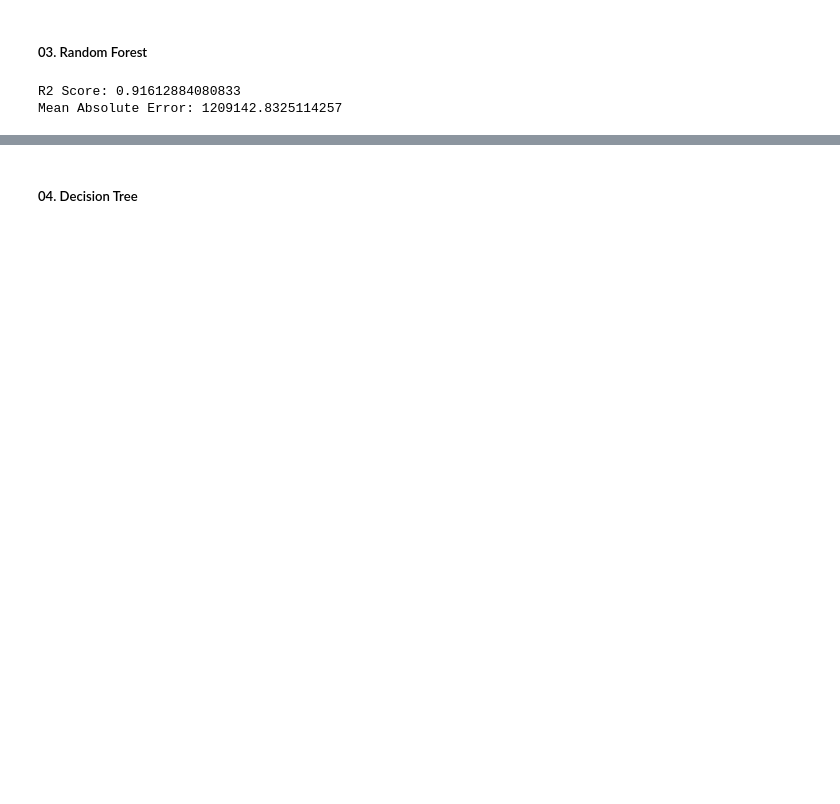
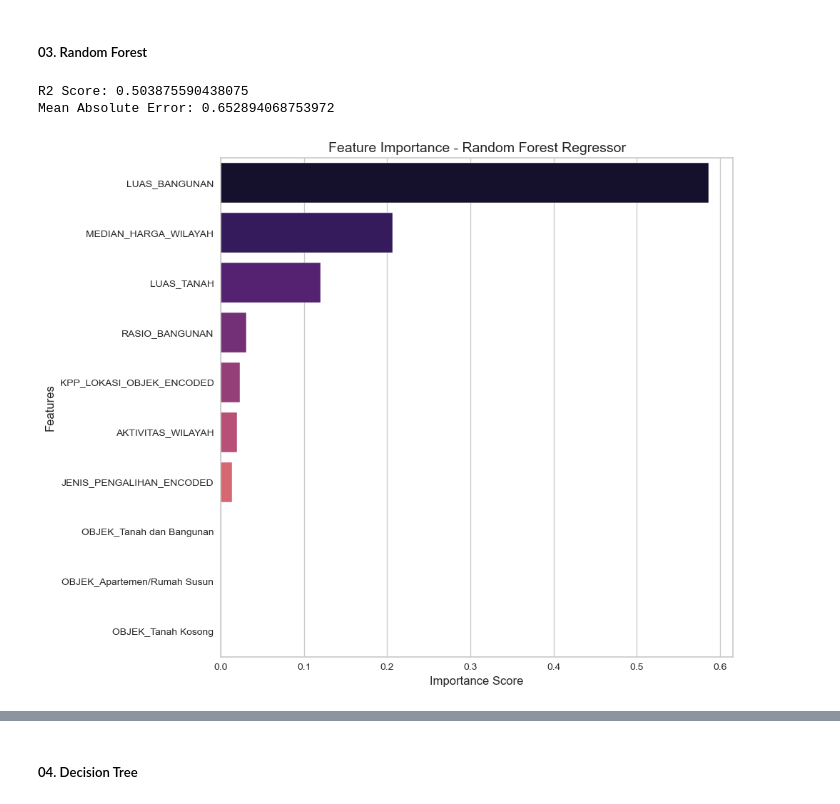
Before and after one commit to gopaspsb/MLFlow, a Jupyter notebook: Kelompok 2_PHTB.ipynb, the cells around one changed output, grey strips where cells are left out. Cells and saved outputs as stored; diff of their text form; code cells hidden in the pictures; blank space fills up the shorter version.

```diff
--- a/Kelompok 2_PHTB.ipynb
+++ b/Kelompok 2_PHTB.ipynb
@@ -702,7 +701,13 @@ plt.show()
 from sklearn.ensemble import RandomForestRegressor
 from sklearn.metrics import r2_score, mean_absolute_error
 
-rf_model = RandomForestRegressor(n_estimators=100, random_state=42)
+rf_model = RandomForestRegressor(
+    n_estimators=50,
+    max_depth=10,
+    max_samples=0.05,
+    n_jobs=-1,
+    random_state=42
+)
 rf_model.fit(X_train, y_train)
 y_pred_rf = rf_model.predict(X_test)
 
@@ -712,8 +717,39 @@ mae = mean_absolute_error(y_test, y_pred_rf)
 print(f"R2 Score: {r2}")
 print(f"Mean Absolute Error: {mae}")
 # %% [output]
-R2 Score: 0.91612884080833
-Mean Absolute Error: 1209142.8325114257
+R2 Score: 0.503875590438075
+Mean Absolute Error: 0.652894068753972
+# %%
+import pandas as pd
+import matplotlib.pyplot as plt
+import seaborn as sns
+
+# 1. Mengambil feature importance dari model Random Forest
+rf_features = rf_model.feature_importances_
+
+# 2. Membuat DataFrame untuk visualisasi (menggunakan kolom dari X_train)
+importance_rf_df = pd.DataFrame({
+    'Feature': X_train.columns,
+    'Importance': rf_features
+}).sort_values(by='Importance', ascending=False)
+
+# 3. Plotting
+plt.figure(figsize=(10, 8))
+sns.set_style("whitegrid")
+sns.barplot(
+    x='Importance',
+    y='Feature',
+    data=importance_rf_df,
+    palette='magma' # Warna berbeda agar tidak tertukar dengan XGBoost
+)
+
+plt.title('Feature Importance - Random Forest Regressor', fontsize=14)
+plt.xlabel('Importance Score', fontsize=12)
+plt.ylabel('Features', fontsize=12)
+plt.tight_layout()
+plt.show()
+# %% [output]
+[figure, added]
 # %%
 # Visualisasi Random Forest - Prediksi vs Aktual
 
```
Also changed, not shown: parts of 18 cells of this notebook, 3 other files.
